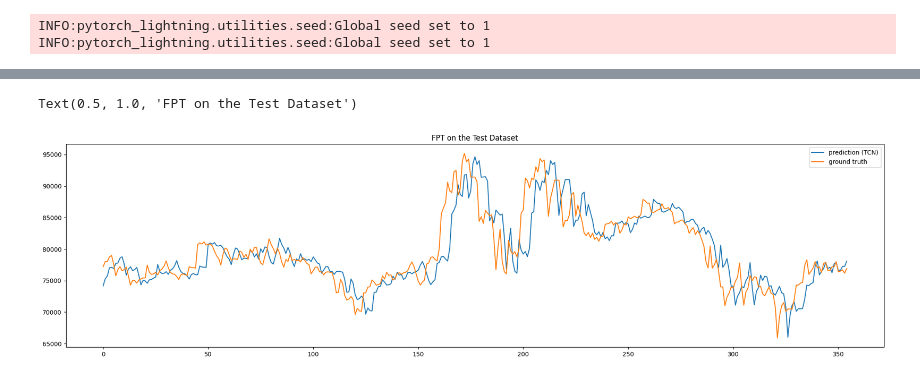
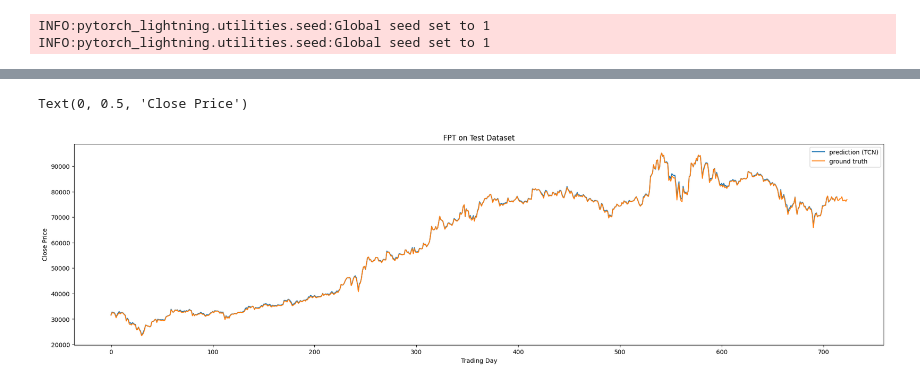
Before and after one commit to phuonglh/vlp, a Jupyter notebook: vcb/src/main/python/hose.ipynb, the cells around one changed output, grey strips where cells are left out. Cells and saved outputs as stored; diff of their text form; code cells hidden in the pictures.

```diff
--- a/vcb/src/main/python/hose.ipynb
+++ b/vcb/src/main/python/hose.ipynb
@@ -41,7 +41,7 @@ fpt
 | 232827 | 76200.0 | 76900.0 | 76000.0 | 76900.0 | 629719.0 | 2022-12-30 | FPT |
 3741 rows × 7 columns
 # %%
-train, valid, test = TSDataset.from_pandas(fpt, dt_col="TradingDate", target_col="Close", extra_feature_col=['Open', 'High', 'Low', 'Close', 'Volume'], with_split=True, val_ratio=0.1, test_ratio=0.1)
+train, valid, test = TSDataset.from_pandas(fpt, dt_col="TradingDate", target_col="Close", extra_feature_col=['Open', 'High', 'Low', 'Close', 'Volume'], with_split=True, val_ratio=0, test_ratio=0.2)
 # %% [output]
 WARNING:root:There are irregular interval(more than one interval length) among the data. You can call .resample(interval).impute() first to clean the data manually, or set repair=True when initialize  ...
 WARNING:root:There are irregular interval(more than one interval length) among the data. You can call .resample(interval).impute() first to clean the data manually, or set repair=True when initialize  ...
@@ -96,4 +80,4 @@ test.df
 # %%
-lookback, horizon = 15, 5
+lookback, horizon = 15, 10
 # %%
 scaler = StandardScaler()
@@ -165,7 +117,7 @@ tcn = TCNForecaster(past_seq_len=lookback, future_seq_len=horizon, input_feature
 INFO:pytorch_lightning.utilities.seed:Global seed set to 1
 INFO:pytorch_lightning.utilities.seed:Global seed set to 1
 # %%
-model = tcn.fit((X, y), epochs=5)
+tcn.fit((X, y), batch_size=32, epochs=10)
 # %% [output]
 INFO:pytorch_lightning.utilities.rank_zero:GPU available: False, used: False
 INFO:pytorch_lightning.utilities.rank_zero:TPU available: False, using: 0 TPU cores
@@ -216,9 +157,11 @@ array([74171.15625  , 75302.40625  , 75734.71875  , 77019.5625   ,
 # %%
 plt.figure(figsize=(24,6))
-plt.plot(p[:,:,0][:,-1])
+plt.plot(p[:,:,0][:,-1][horizon:]) # shift horizon time steps
 plt.plot(t[:,:,0][:,-1])
 plt.legend(["prediction (TCN)", "ground truth"])
-plt.title('FPT on the Test Dataset')
+plt.title('FPT on Test Dataset')
+plt.xlabel('Trading Day')
+plt.ylabel('Close Price')
 # %% [output]
-Text(0.5, 1.0, 'FPT on the Test Dataset')
+Text(0, 0.5, 'Close Price')
-[figure, old version]
+[figure, new version]
```
Also changed, not shown: parts of 44 cells of this notebook.
